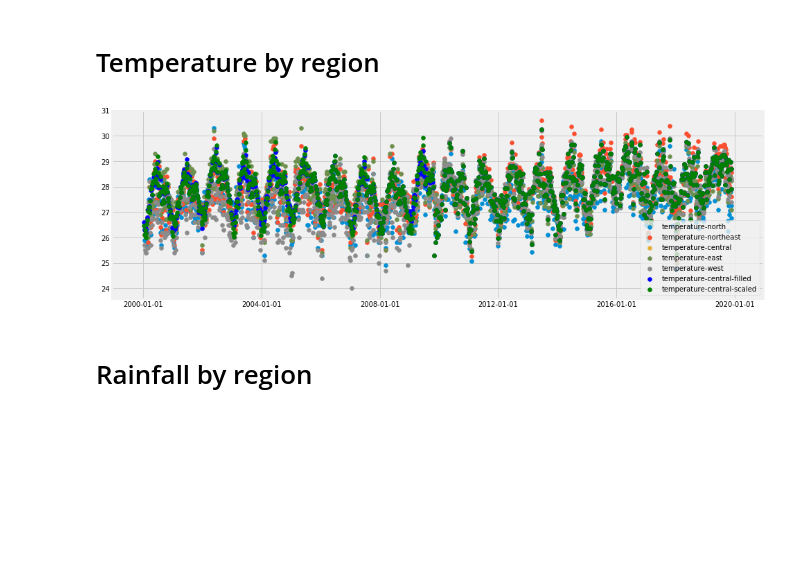
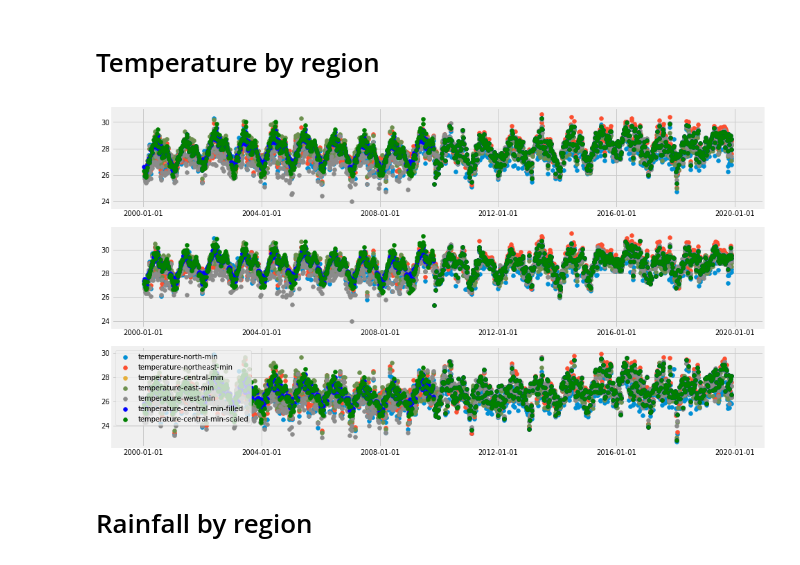
Before and after one commit to mammothb/personal, a Jupyter notebook: datathon/data-extraction/check_missing_data.ipynb, the cells around one changed output. Drawn from its saved outputs; the diff is of its cells as text; code cells hidden in the pictures; blank space fills up the shorter version.

```diff
--- a/datathon/data-extraction/check_missing_data.ipynb
+++ b/datathon/data-extraction/check_missing_data.ipynb
@@ -48,6 +48,6 @@ True
 # %% [markdown]
 # Find head and tail of data
 # %%
-big_df = pd.read_csv("./all_data.csv", index_col=[0], parse_dates=[0]).replace("-", np.nan).astype(float)
+big_df = pd.read_csv("./multicoldataall.csv", index_col=[0], parse_dates=[0]).replace("-", np.nan).astype(float)
 big_df.head()
 # %% [output]
@@ -263,16 +313,22 @@ big_df["temperature-central-scaled"] = df_central_mean["temperature-central"].co
 # %%
-f, ax = plt.subplots(1)
-f.set_figheight(5)
+f, ax = plt.subplots(3, 1)
+f.set_figheight(9)
 f.set_figwidth(15)
 
 xfmt = md.DateFormatter('%Y-%m-%d')
-ax.xaxis.set_major_formatter(xfmt)
-ax.xaxis_date()
+for i, suffix in enumerate(temperature_suffix):
+    ax[i].xaxis.set_major_formatter(xfmt)
+    ax[i].xaxis_date()
 
-ax.scatter(big_df.index, big_df["temperature-central"], label="temperature-central")
-ax.scatter(big_df.index, big_df["temperature-changi"], label="temperature-changi")
-ax.scatter(big_df.index, big_df["temperature-central-filled"], c="b", label="temperature-central-filled")
-ax.scatter(big_df.index, big_df["temperature-central-scaled"], c="g", label="temperature-central-scaled")
+    ax[i].scatter(big_df.index, big_df[f"temperature-central-{suffix}"],
+                  label=f"temperature-central-{suffix}")
+    ax[i].scatter(big_df.index, big_df[f"temperature-changi-{suffix}"],
+                  label=f"temperature-changi-{suffix}")
+    ax[i].scatter(big_df.index, big_df[f"temperature-central-{suffix}-filled"], c="b",
+                  label=f"temperature-central-{suffix}-filled")
+    ax[i].scatter(big_df.index, big_df[f"temperature-central-{suffix}-scaled"], c="g",
+                  label=f"temperature-central-{suffix}-scaled")
+
 plt.legend()
 plt.show()
 # %% [output]
@@ -280,23 +336,26 @@ plt.show()
 # %% [markdown]
 # Temperature by region
 # %%
-f, ax = plt.subplots(1)
-f.set_figheight(5)
+f, ax = plt.subplots(3, 1)
+f.set_figheight(9)
 f.set_figwidth(15)
 
 xfmt = md.DateFormatter('%Y-%m-%d')
-ax.xaxis.set_major_formatter(xfmt)
-ax.xaxis_date()
+for i, suffix in enumerate(temperature_suffix):
+    ax[i].xaxis.set_major_formatter(xfmt)
+    ax[i].xaxis_date()
 
-for region in regions:
-    if "temperature" in region:
-        ax.scatter(big_df.index, big_df[region], label=region)
-ax.scatter(big_df.index, big_df["temperature-central-filled"], c="b", label="temperature-central-filled")
-ax.scatter(big_df.index, big_df["temperature-central-scaled"], c="g", label="temperature-central-scaled")
+    for region in regions:
+        if "temperature" in region and suffix in region:
+            ax[i].scatter(big_df.index, big_df[region], label=region)
+    ax[i].scatter(big_df.index, big_df[f"temperature-central-{suffix}-filled"], c="b",
+                  label=f"temperature-central-{suffix}-filled")
+    ax[i].scatter(big_df.index, big_df[f"temperature-central-{suffix}-scaled"], c="g",
+                  label=f"temperature-central-{suffix}-scaled")
 plt.legend()
 plt.show()
 # %% [output]
-[figure, old version]
+[figure, new version]
 # %% [markdown]
 # Rainfall by region
 # %%
```
Also changed, not shown: parts of 17 cells of this notebook, 10 other files.
